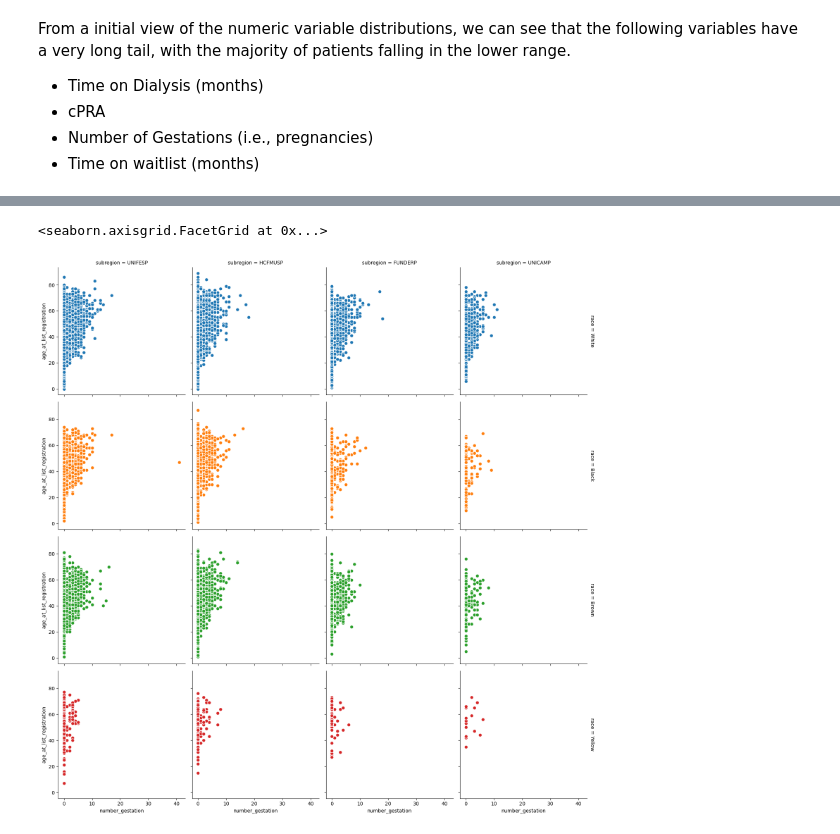
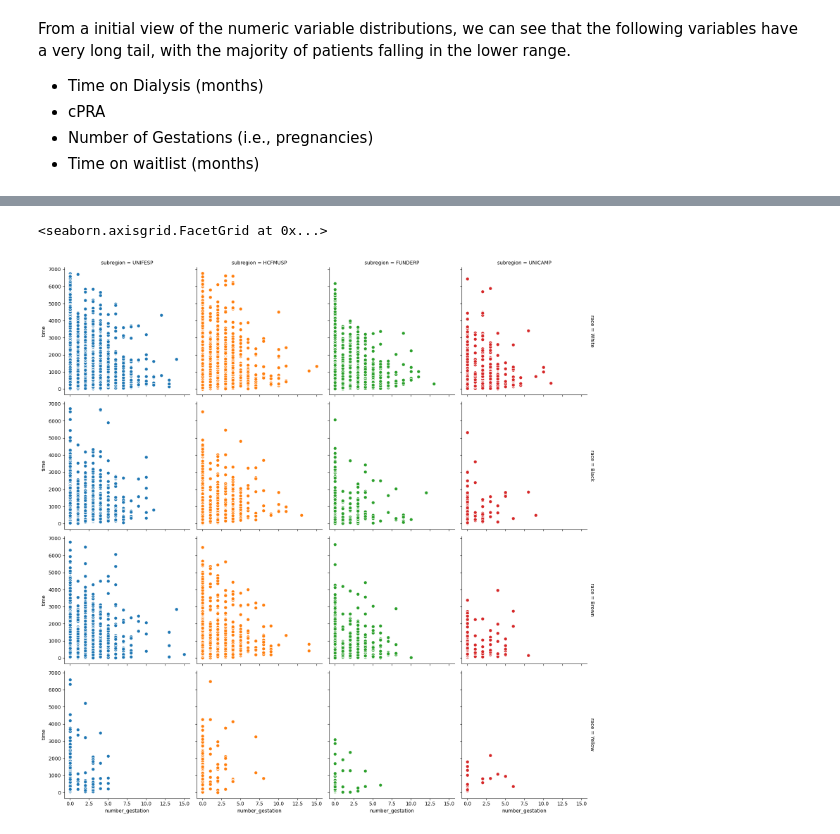
Before and after one commit to nancydu317/SEP786_kidney_transplant_wait_time, a Jupyter notebook: data_EDA.ipynb, the cells around one changed output, grey strips where cells are left out. Saved outputs shown, nothing was run; the diff lists cells and outputs as text; code cells hidden in the pictures.

```diff
--- a/data_EDA.ipynb
+++ b/data_EDA.ipynb
@@ -175,9 +191,9 @@ g.map(plt.scatter, "number_gestation", "time", edgecolor="white", s=50, lw=1)
 # %%
-g = sns.FacetGrid(df_clean, col="subregion", row="race", hue="race", margin_titles=True, height=4)
-g.map(plt.scatter, "number_gestation", "age_at_list_registration", edgecolor="white", s=50, lw=1)
+g = sns.FacetGrid(df_clean, col="subregion", row="race", hue="subregion", margin_titles=True, height=4)
+g.map(plt.scatter, "number_gestation", "time", edgecolor="white", s=50, lw=1)
 # %% [output]
 <seaborn.axisgrid.FacetGrid at 0x...>
-[figure, old version]
+[figure, new version]
 # %%
 variables = ['age_at_list_registration', 'time_on_Dialysis', 'number_gestation', 'cPRA', 'time']
 g = sns.PairGrid(df_clean, hue="cPRA", vars=variables)
```
Also changed, not shown: parts of 22 cells of this notebook, 1 other file.
